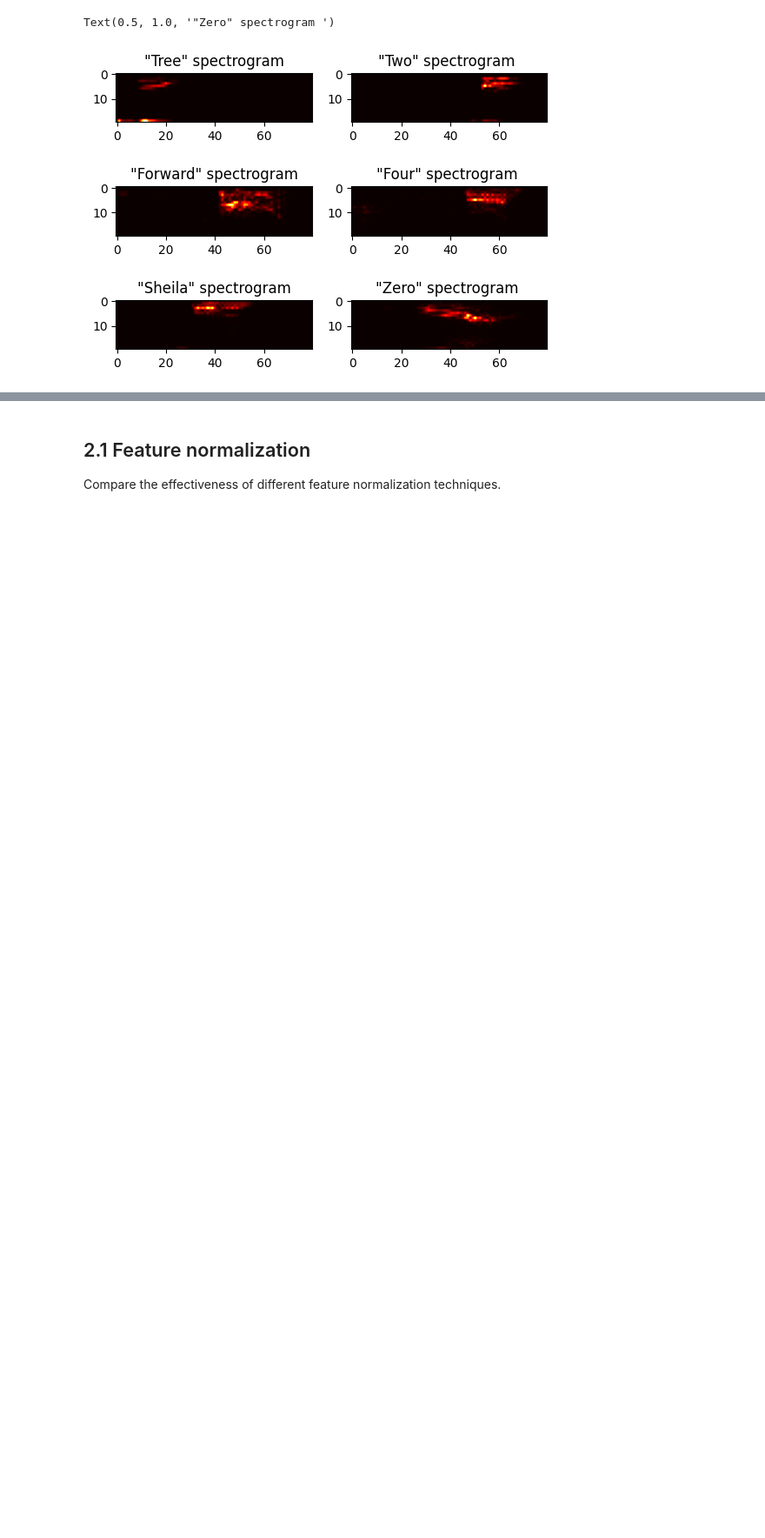
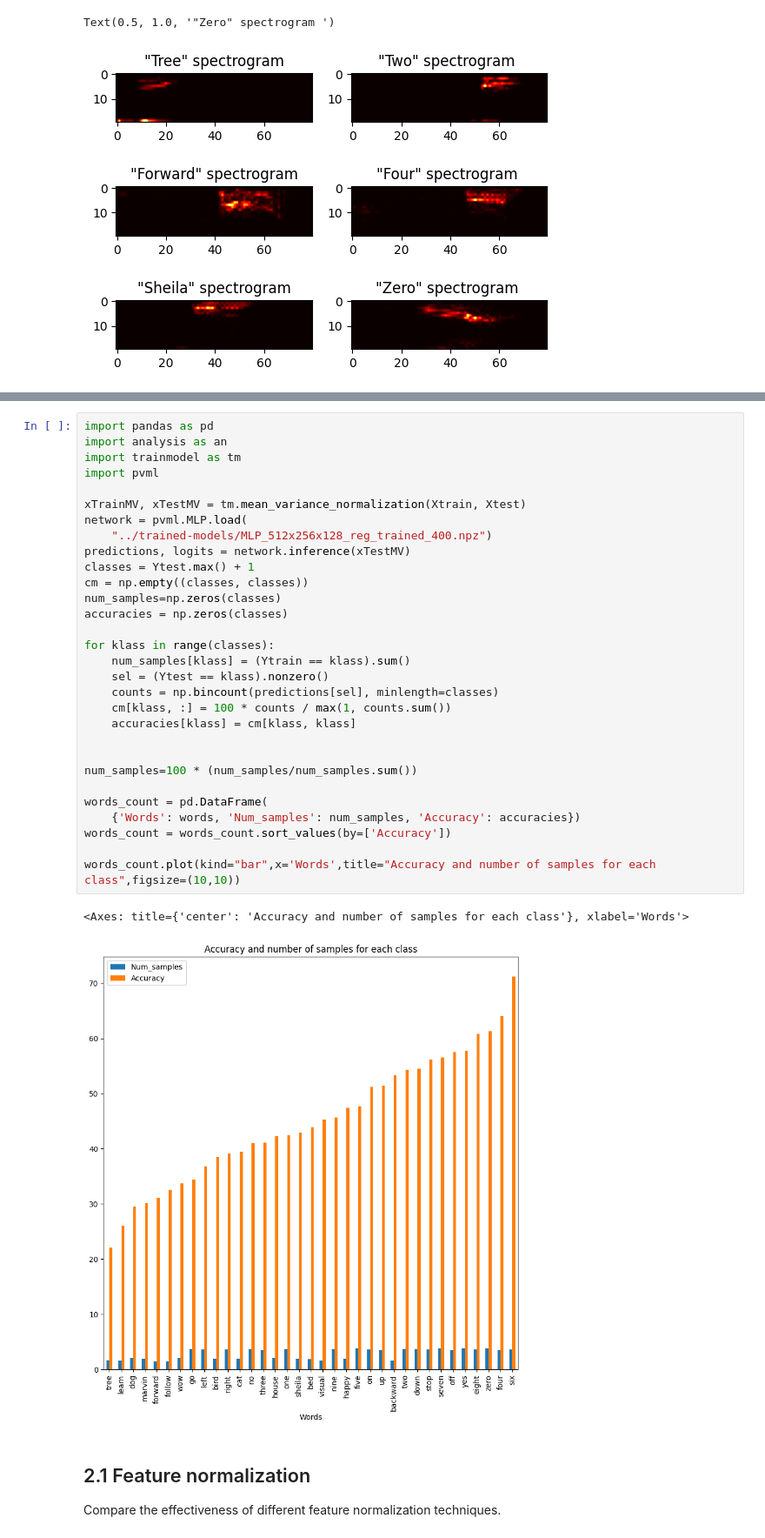
Before and after one commit to DavideLigari/speech-recognition, a Jupyter notebook: code/main.ipynb, the cells around one changed output, grey strips where cells are left out. Shown at 87% size. Drawn from its saved outputs; the diff is of its cells as text; blank space fills up the shorter version.

```diff
--- a/code/main.ipynb
+++ b/code/main.ipynb
@@ -335,3 +337,36 @@ Text(0.5, 1.0, '"Zero" spectrogram ')
+# %%
+import pandas as pd
+import analysis as an
+import trainmodel as tm
+import pvml
+
+xTrainMV, xTestMV = tm.mean_variance_normalization(Xtrain, Xtest)
+network = pvml.MLP.load(
+    "../trained-models/MLP_512x256x128_reg_trained_400.npz")
+predictions, logits = network.inference(xTestMV)
+classes = Ytest.max() + 1
+cm = np.empty((classes, classes))
+num_samples=np.zeros(classes)
+accuracies = np.zeros(classes)
+
+for klass in range(classes):
+    num_samples[klass] = (Ytrain == klass).sum()
+    sel = (Ytest == klass).nonzero()
+    counts = np.bincount(predictions[sel], minlength=classes)
+    cm[klass, :] = 100 * counts / max(1, counts.sum())
+    accuracies[klass] = cm[klass, klass]
+
+
+num_samples=100 * (num_samples/num_samples.sum())
+
+words_count = pd.DataFrame(
+    {'Words': words, 'Num_samples': num_samples, 'Accuracy': accuracies})
+words_count = words_count.sort_values(by=['Accuracy'])
+
+words_count.plot(kind="bar",x='Words',title="Accuracy and number of samples for each class",figsize=(10,10))
+# %% [output]
+<Axes: title={'center': 'Accuracy and number of samples for each class'}, xlabel='Words'>
+[figure, added]
 # %% [markdown]
 ## 2.1 Feature normalization
 Compare the effectiveness of different feature normalization techniques.
```
Also changed, not shown: parts of 1 cell of this notebook, 3 other files.
